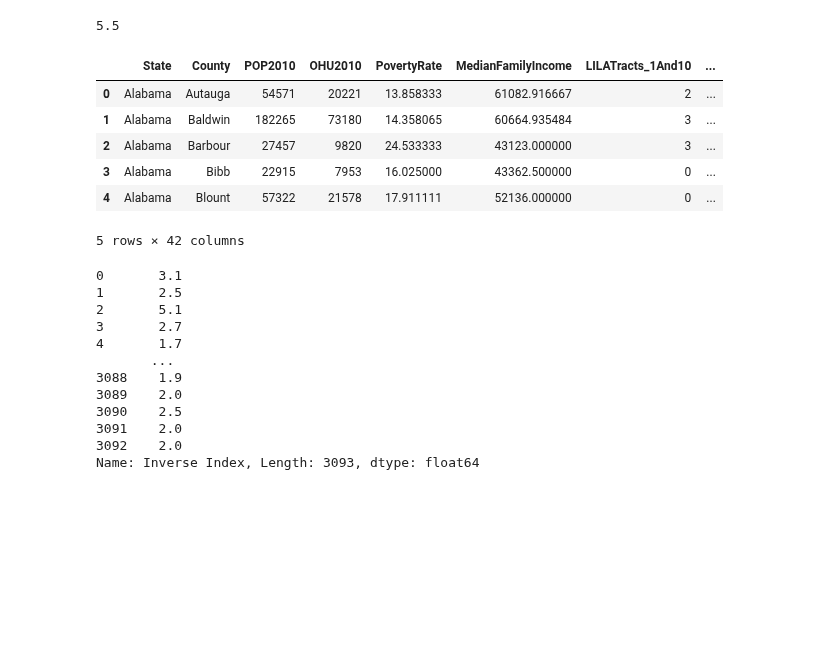
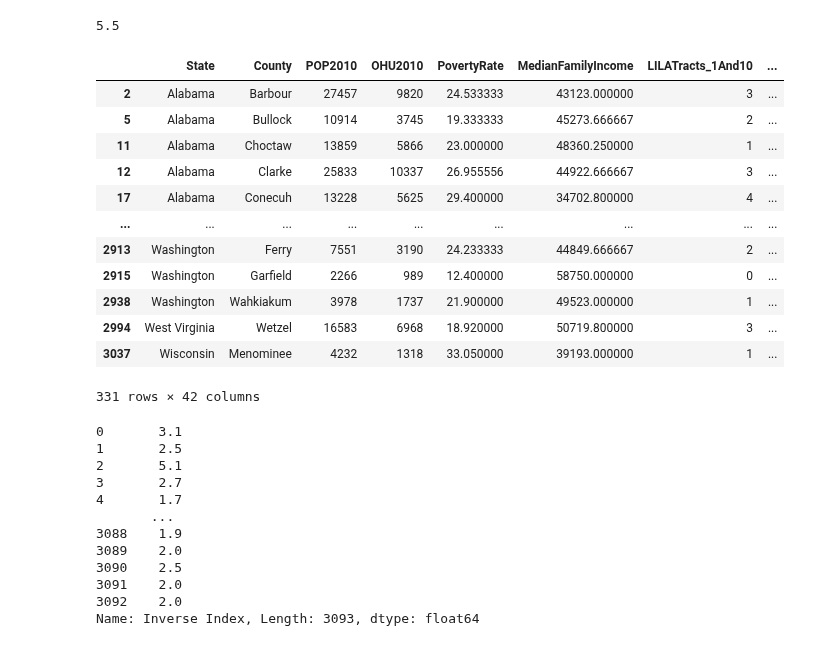
Before and after one commit to Ssimoes48/Food-Deserts-Analysis, a Jupyter notebook: sara_notebook.ipynb, the cells around one changed output. Drawn from its saved outputs; the diff is of its cells as text; code cells hidden in the pictures; blank space fills up the shorter version.

```diff
--- a/sara_notebook.ipynb
+++ b/sara_notebook.ipynb
@@ -89,23 +89,35 @@ bottomten
 # %% [output]
 5.5
 # %%
-bins = [0, float(bottomten), 10]
+bins = [0, 5.5, 10]
 ranges = ["Food Deserts", "Healthy"]
 # %%
 binned_if_desert = pd.cut(clean_data2["Food Environment Index"], bins, labels=ranges)
 # %%
 clean_data2["Environment Category"] = binned_if_desert
 clean_data2.reset_index(drop=True,inplace=True)
 
 clean_data2.head()
+
+healthy_df = clean_data2.loc[clean_data2["Environment Category"] == "Healthy"]
+healthy_df
+
+desert_df = clean_data2.loc[clean_data2["Environment Category"] == "Food Deserts"]
+desert_df
 # %% [output]
 |  | State | County | POP2010 | OHU2010 | PovertyRate | MedianFamilyIncome | LILATracts_1And10 | ... |
-| 0 | Alabama | Autauga | 54571 | 20221 | 13.858333 | 61082.916667 | 2 | ... |
-| 1 | Alabama | Baldwin | 182265 | 73180 | 14.358065 | 60664.935484 | 3 | ... |
 | 2 | Alabama | Barbour | 27457 | 9820 | 24.533333 | 43123.000000 | 3 | ... |
-| 3 | Alabama | Bibb | 22915 | 7953 | 16.025000 | 43362.500000 | 0 | ... |
-| 4 | Alabama | Blount | 57322 | 21578 | 17.911111 | 52136.000000 | 0 | ... |
+| 5 | Alabama | Bullock | 10914 | 3745 | 19.333333 | 45273.666667 | 2 | ... |
+| 11 | Alabama | Choctaw | 13859 | 5866 | 23.000000 | 48360.250000 | 1 | ... |
+| 12 | Alabama | Clarke | 25833 | 10337 | 26.955556 | 44922.666667 | 3 | ... |
+| 17 | Alabama | Conecuh | 13228 | 5625 | 29.400000 | 34702.800000 | 4 | ... |
+| ... | ... | ... | ... | ... | ... | ... | ... | ... |
+| 2913 | Washington | Ferry | 7551 | 3190 | 24.233333 | 44849.666667 | 2 | ... |
+| 2915 | Washington | Garfield | 2266 | 989 | 12.400000 | 58750.000000 | 0 | ... |
+| 2938 | Washington | Wahkiakum | 3978 | 1737 | 21.900000 | 49523.000000 | 1 | ... |
+| 2994 | West Virginia | Wetzel | 16583 | 6968 | 18.920000 | 50719.800000 | 3 | ... |
+| 3037 | Wisconsin | Menominee | 4232 | 1318 | 33.050000 | 39193.000000 | 1 | ... |
-5 rows × 42 columns
+331 rows × 42 columns
 # %%
 
 
```
Also changed, not shown: parts of 19 cells of this notebook, 3 other files.
